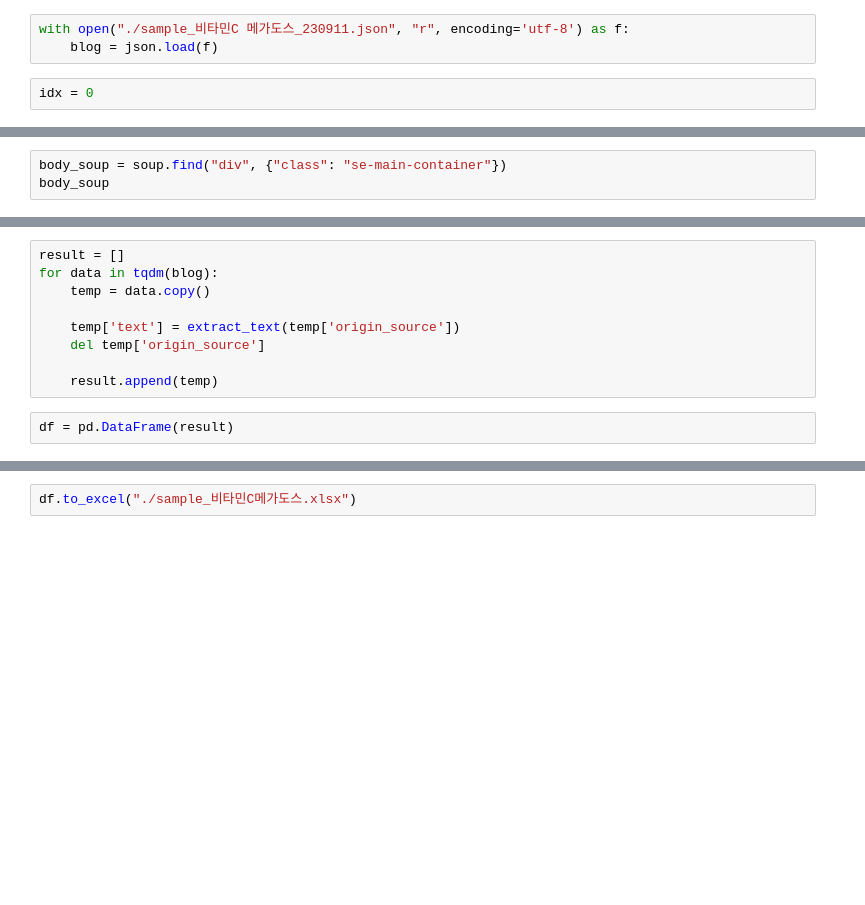
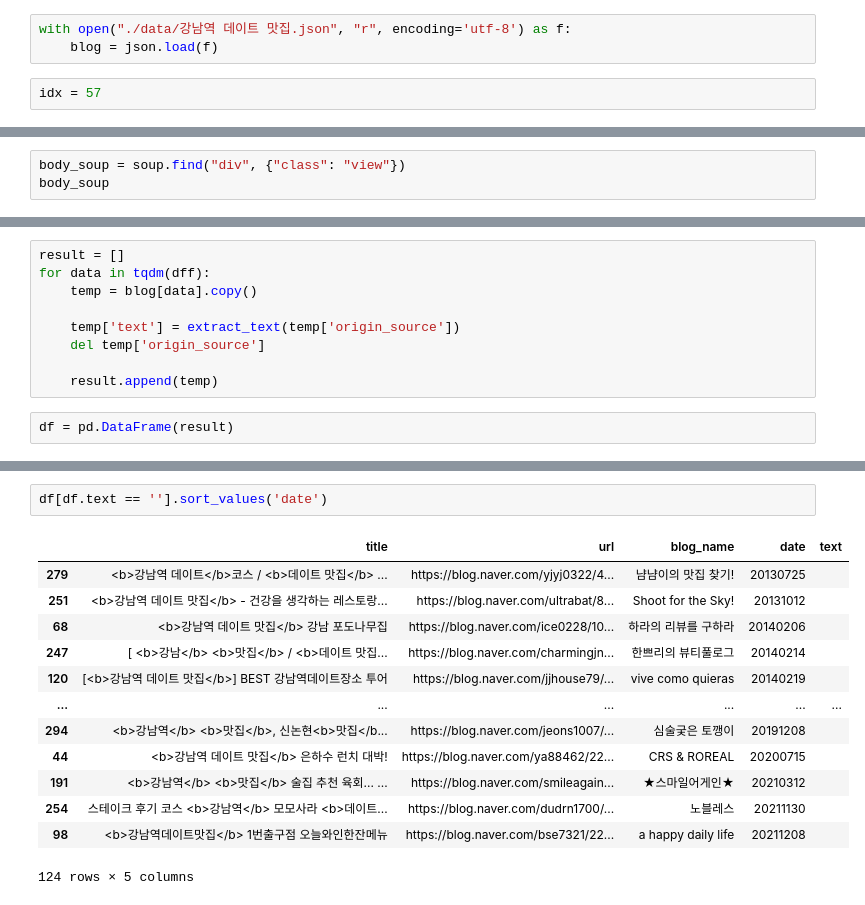
Before and after one commit to jcwee0873/capstone-project, a Jupyter notebook: blog_preprocessing.ipynb, the cells around one changed output, grey strips where cells are left out. Saved outputs shown, nothing was run; the diff lists cells and outputs as text; blank space fills up the shorter version.

```diff
--- a/blog_preprocessing.ipynb
+++ b/blog_preprocessing.ipynb
@@ -4,10 +4,10 @@ import pandas as pd
 from tqdm import tqdm
 from bs4 import BeautifulSoup
 # %%
-with open("./sample_비타민C 메가도스_230911.json", "r", encoding='utf-8') as f:
+with open("./data/강남역 데이트 맛집.json", "r", encoding='utf-8') as f:
     blog = json.load(f)
 # %%
-idx = 0
+idx = 57
 # %%
 soup = BeautifulSoup(blog[idx]["origin_source"], 'html.parser')
 soup
@@ -30,6 +30,6 @@ html {overflow: scroll; overflow-x: auto;}
 </style>
 </body></html>
 # %%
-body_soup = soup.find("div", {"class": "se-main-container"})
+body_soup = soup.find("div", {"class": "view"})
 body_soup
 # %% [output]
@@ -78,8 +64,8 @@ def extract_text(source: str):
     return text
 # %%
 result = []
-for data in tqdm(blog):
-    temp = data.copy()
+for data in tqdm(dff):
+    temp = blog[data].copy()
 
     temp['text'] = extract_text(temp['origin_source'])
     del temp['origin_source']
@@ -110,2 +76,16 @@ df[df.text.str.contains("내돈내산")].sort_values('title')
-# %%
-df.to_excel("./sample_비타민C메가도스.xlsx")
+# %%
+df[df.text == ''].sort_values('date')
+# %% [output]
+|  | title | url | blog_name | date | text |
+| 279 | <b>강남역 데이트</b>코스 / <b>데이트 맛집</b> ... | https://blog.naver.com/yjyj0322/4... | 냠냠이의 맛집 찾기! | 20130725 |  |
+| 251 | <b>강남역 데이트 맛집</b> - 건강을 생각하는 레스토랑... | https://blog.naver.com/ultrabat/8... | Shoot for the Sky! | 20131012 |  |
+| 68 | <b>강남역 데이트 맛집</b> 강남 포도나무집 | https://blog.naver.com/ice0228/10... | 하라의 리뷰를 구하라 | 20140206 |  |
+| 247 | [ <b>강남</b> <b>맛집</b> / <b>데이트 맛집... | https://blog.naver.com/charmingjn... | 한쁘리의 뷰티풀로그 | 20140214 |  |
+| 120 | [<b>강남역 데이트 맛집</b>] BEST 강남역데이트장소 투어 | https://blog.naver.com/jjhouse79/... | vive como quieras | 20140219 |  |
+| ... | ... | ... | ... | ... | ... |
+| 294 | <b>강남역</b> <b>맛집</b>, 신논현<b>맛집</b... | https://blog.naver.com/jeons1007/... | 심술궂은 토깽이 | 20191208 |  |
+| 44 | <b>강남역 데이트 맛집</b> 은하수 런치 대박! | https://blog.naver.com/ya88462/22... | CRS & ROREAL | 20200715 |  |
+| 191 | <b>강남역</b> <b>맛집</b> 술집 추천 육회... ... | https://blog.naver.com/smileagain... | ★스마일어게인★ | 20210312 |  |
+| 254 | 스테이크 후기 코스 <b>강남역</b> 모모사라 <b>데이트... | https://blog.naver.com/dudrn1700/... | 노블레스 | 20211130 |  |
+| 98 | <b>강남역데이트맛집</b> 1번출구점 오늘와인한잔메뉴 | https://blog.naver.com/bse7321/22... | a happy daily life | 20211208 |  |
+124 rows × 5 columns
```
Also changed, not shown: parts of 7 cells of this notebook, 1 other file.
